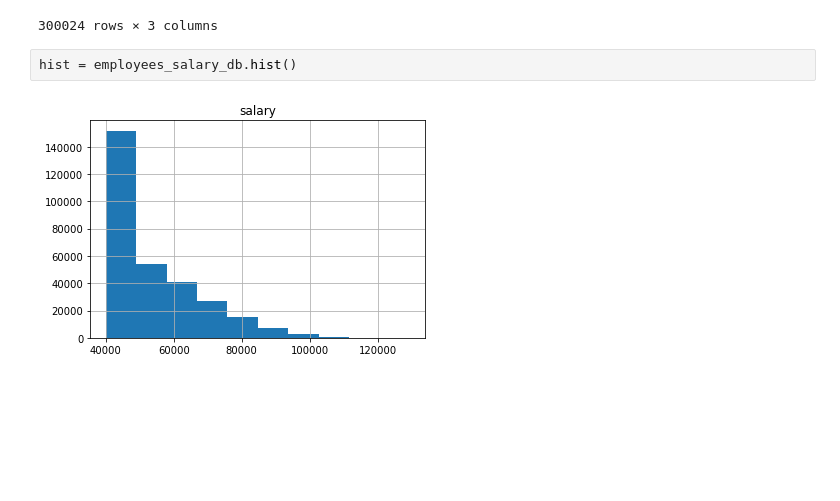
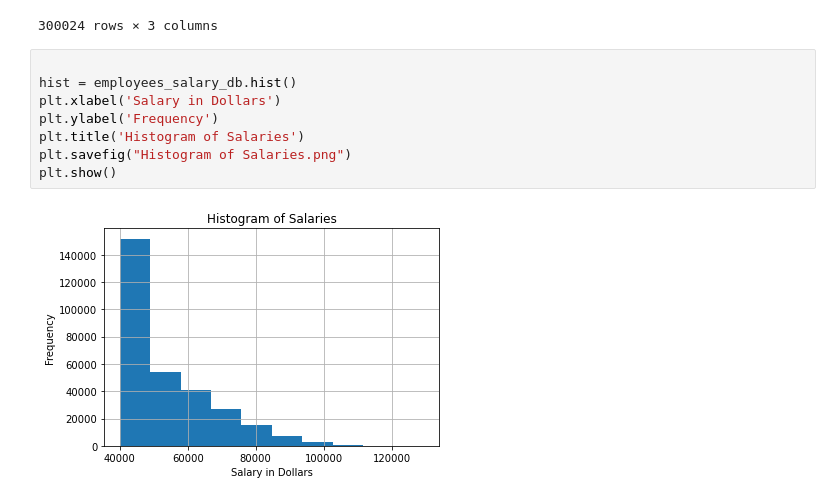
Before and after one commit to mmarange/sql-challenge, a Jupyter notebook: SQL challenge/EmployeeSQL/EmployeeSQL.ipynb, the cells around one changed output. Cells and saved outputs as stored; diff of their text form; blank space fills up the shorter version.

```diff
--- a/SQL challenge/EmployeeSQL/EmployeeSQL.ipynb
+++ b/SQL challenge/EmployeeSQL/EmployeeSQL.ipynb
@@ -102,7 +103,13 @@ employees_salary_db
 | 300022 | M | Senior Engineer | 48038 |
 | 300023 | M | Senior Engineer | 40000 |
 300024 rows × 3 columns
-# %%
-hist = employees_salary_db.hist()
-# %% [output]
-[figure, removed]
+# %%
+
+hist = employees_salary_db.hist()
+plt.xlabel('Salary in Dollars')
+plt.ylabel('Frequency')
+plt.title('Histogram of Salaries')
+plt.savefig("Histogram of Salaries.png")
+plt.show()
+# %% [output]
+[figure, added]
```
Also changed, not shown: parts of 4 cells of this notebook, 4 other files.
